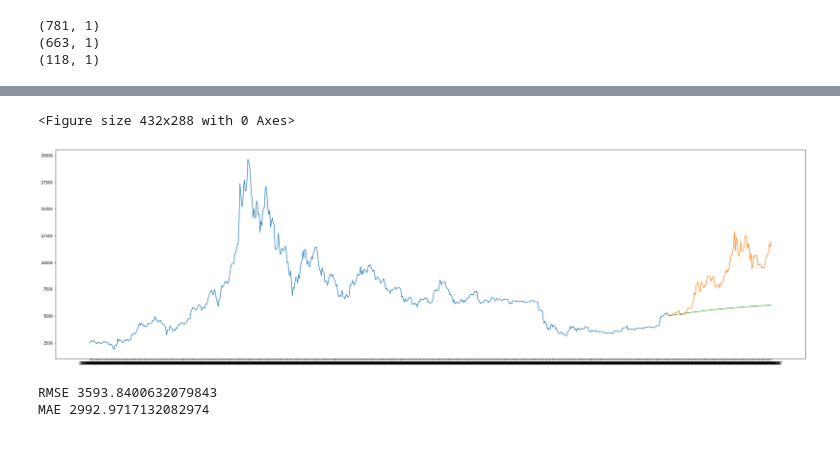
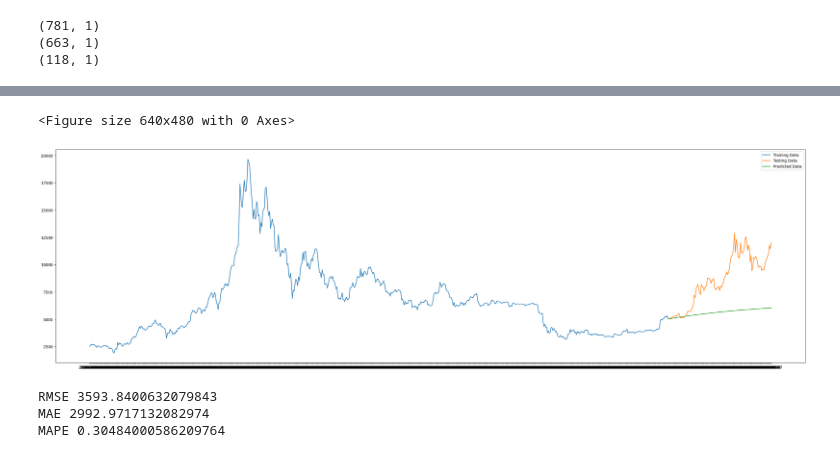
Before and after one commit to abhinav-exp/Forecasting-CryptoCurrency-Prices, a Jupyter notebook: ARMA.ipynb, the cells around one changed output, grey strips where cells are left out. Saved outputs shown, nothing was run; the diff lists cells and outputs as text; code cells hidden in the pictures.

```diff
--- a/ARMA.ipynb
+++ b/ARMA.ipynb
@@ -96,17 +96,20 @@ DATE
 # %%
 pyplot.figure()
 pyplot.figure(figsize=(35, 10))
 pyplot.plot(training_data, label='Train')
 pyplot.plot(testing_data, label='Valid')
 pyplot.plot(forecast, label='Prediction')
+pyplot.legend(["Training Data", "Testing Data", "Predicted Data"])
 pyplot.show()
 # %% [output]
-<Figure size 432x288 with 0 Axes>
+<Figure size 640x480 with 0 Axes>
-[figure, old version]
+[figure, new version]
 # %%
 rms1 = sqrt(mean_squared_error(testing_data ,forecast))
 print('RMSE',rms1)
 print('MAE', mean_absolute_error(testing_data, forecast))
+print('MAPE', mean_absolute_percentage_error(testing_data ,forecast))
 # %% [output]
 RMSE 3593.8400632079843
 MAE 2992.9717132082974
+MAPE 0.30484000586209764
```
Also changed, not shown: parts of 2 cells of this notebook.
